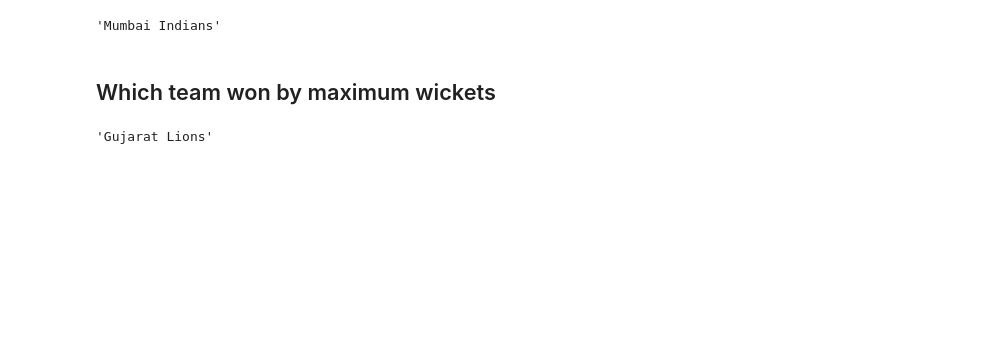
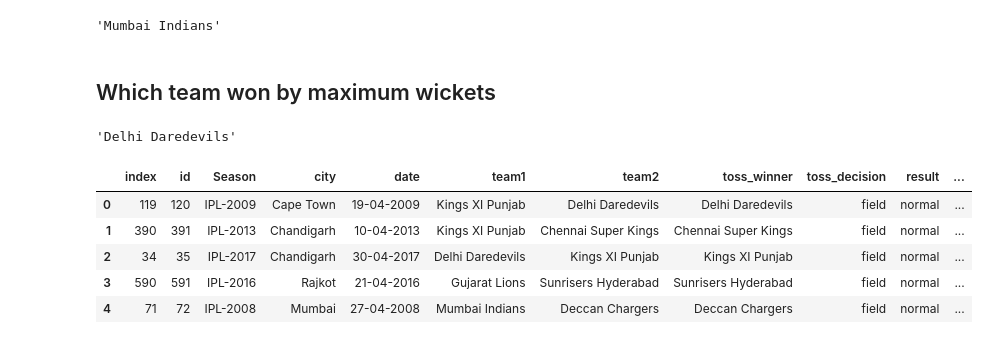
Before and after one commit to prateekk21/ipl-t20-cricket-analysis, a Jupyter notebook: Prateek_Arora_IPL_T20_Cricket_Analysis.ipynb, the cells around one changed output. Cells and saved outputs as stored; diff of their text form; code cells hidden in the pictures; blank space fills up the shorter version.

```diff
--- a/Prateek_Arora_IPL_T20_Cricket_Analysis.ipynb
+++ b/Prateek_Arora_IPL_T20_Cricket_Analysis.ipynb
@@ -202,4 +202,4 @@ matches_df1['winner'][0]
 # %% [markdown]
 ## Which team won by maximum wickets
 # %%
-matches_df2 = matches_df.sort_values(by=['win_by_runs'], ascending = True).reset_index()
+matches_df2 = matches_df.sort_values(by=['win_by_wickets'], ascending = False).reset_index()
@@ -208,4 +206,13 @@ matches_df3 = matches_df2[matches_df2['win_by_runs']>0].reset_index()
 # %%
-matches_df3['winner'][0]
+matches_df2['winner'][0]
 # %% [output]
-'Gujarat Lions'
+'Delhi Daredevils'
+# %%
+matches_df2.head()
+# %% [output]
+|  | index | id | Season | city | date | team1 | team2 | toss_winner | toss_decision | result | ... |
+| 0 | 119 | 120 | IPL-2009 | Cape Town | 19-04-2009 | Kings XI Punjab | Delhi Daredevils | Delhi Daredevils | field | normal | ... |
+| 1 | 390 | 391 | IPL-2013 | Chandigarh | 10-04-2013 | Kings XI Punjab | Chennai Super Kings | Chennai Super Kings | field | normal | ... |
+| 2 | 34 | 35 | IPL-2017 | Chandigarh | 30-04-2017 | Delhi Daredevils | Kings XI Punjab | Kings XI Punjab | field | normal | ... |
+| 3 | 590 | 591 | IPL-2016 | Rajkot | 21-04-2016 | Gujarat Lions | Sunrisers Hyderabad | Sunrisers Hyderabad | field | normal | ... |
+| 4 | 71 | 72 | IPL-2008 | Mumbai | 27-04-2008 | Mumbai Indians | Deccan Chargers | Deccan Chargers | field | normal | ... |
```
Also changed, not shown: parts of 1 cell of this notebook.
